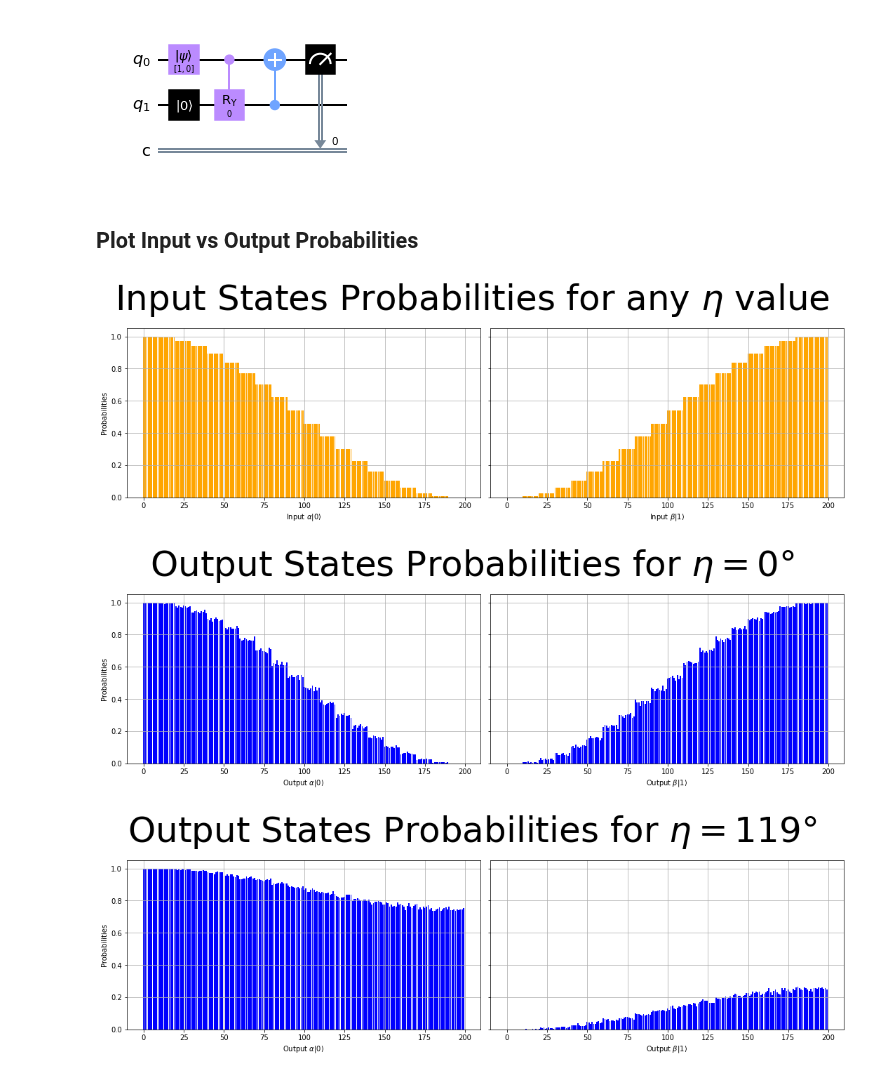
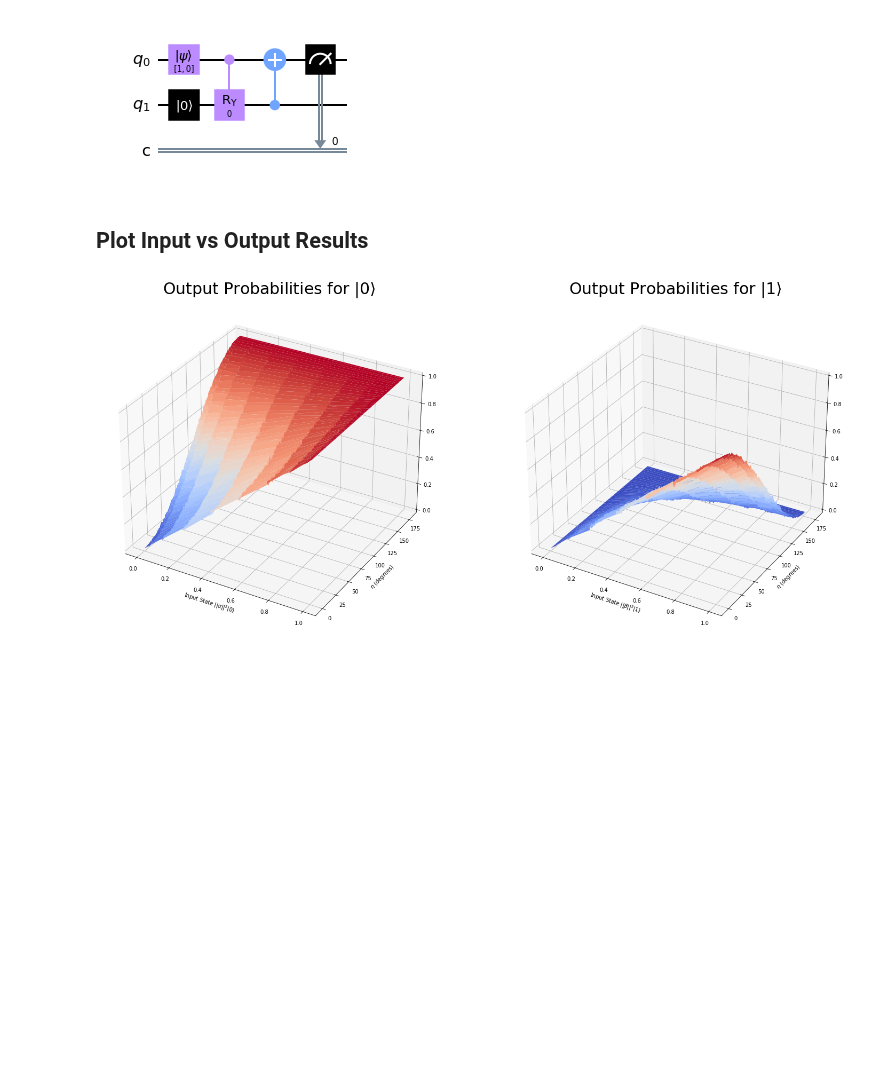
Before and after one commit to iamtxena/quantum-channel-discrimination, a Jupyter notebook: docs/21200218_project_checkpoint.ipynb, the cells around one changed output. Cells and saved outputs as stored; diff of their text form; code cells hidden in the pictures; blank space fills up the shorter version.

Commit message:
added a rotated image and wireframe blochs

```diff
--- a/docs/21200218_project_checkpoint.ipynb
+++ b/docs/21200218_project_checkpoint.ipynb
@@ -14,9 +14,10 @@ from src.quantum_channel_discrimination import plot_probabilities2, run_base_cir
 # %%
-points_theta = 20  # Points of Theta angle (pi) in Bloch sphere - min 2
-points_phase = 10  # Points of Phase angle (2*pi) in Bloch sphere - min 2
+points_theta = 10  # Points of Theta angle (pi) in Bloch sphere - min 2
+points_phase = 20  # Points of Phase angle (2*pi) in Bloch sphere - min 2
 # angles shift from first parameter, to the second one, with jumps using the third parameter
 # angles_eta = np.arange(0, pi, 2*pi/(pointsTheta*pointsPhase))
-angles_eta = [0, pi/1.5]
+# angles_eta = [0, pi/1.5]
+angles_eta = np.arange(0, np.pi, 2*np.pi/(points_theta*points_phase))
 initialStates, totalResults, totalCounts, totalCircuits, totalFinalStates, anglesPhase, Z_Output0, Z_Output1, X_Input0, X_Input1, Y_Eta, initialStatesReshaped, allChannelsFinalStatesReshaped, eta_degrees = run_base_circuit(angles_eta=angles_eta, points_theta=points_theta, points_phase=points_phase, iterations=2000)
 # %% [output]
 Simulating channel with η = 0°
@@ -28,13 +44,8 @@ totalCircuits[0][0].draw('mpl')
 # %% [output]
 [figure]
 # %% [markdown]
-## Plot Input vs Output Probabilities
+## Plot Input vs Output Results
-# %%
-output_states_to_print = [0, 1]
-plot_probabilities2(X_Input0[0], X_Input1[0], "orange", "None")
-for index in output_states_to_print:
-    plot_probabilities2(Z_Output0[index], Z_Output1[index], "blue", angles_eta[index])
-# %% [output]
-[figure, removed]
-[figure, removed]
-[figure, removed]
+# %%
+plot_surface_probabilities(X_Input0, X_Input1, Z_Output0, Z_Output1, eta_degrees)
+# %% [output]
+[figure, added]
```
Also changed, not shown: parts of 4 cells of this notebook.
